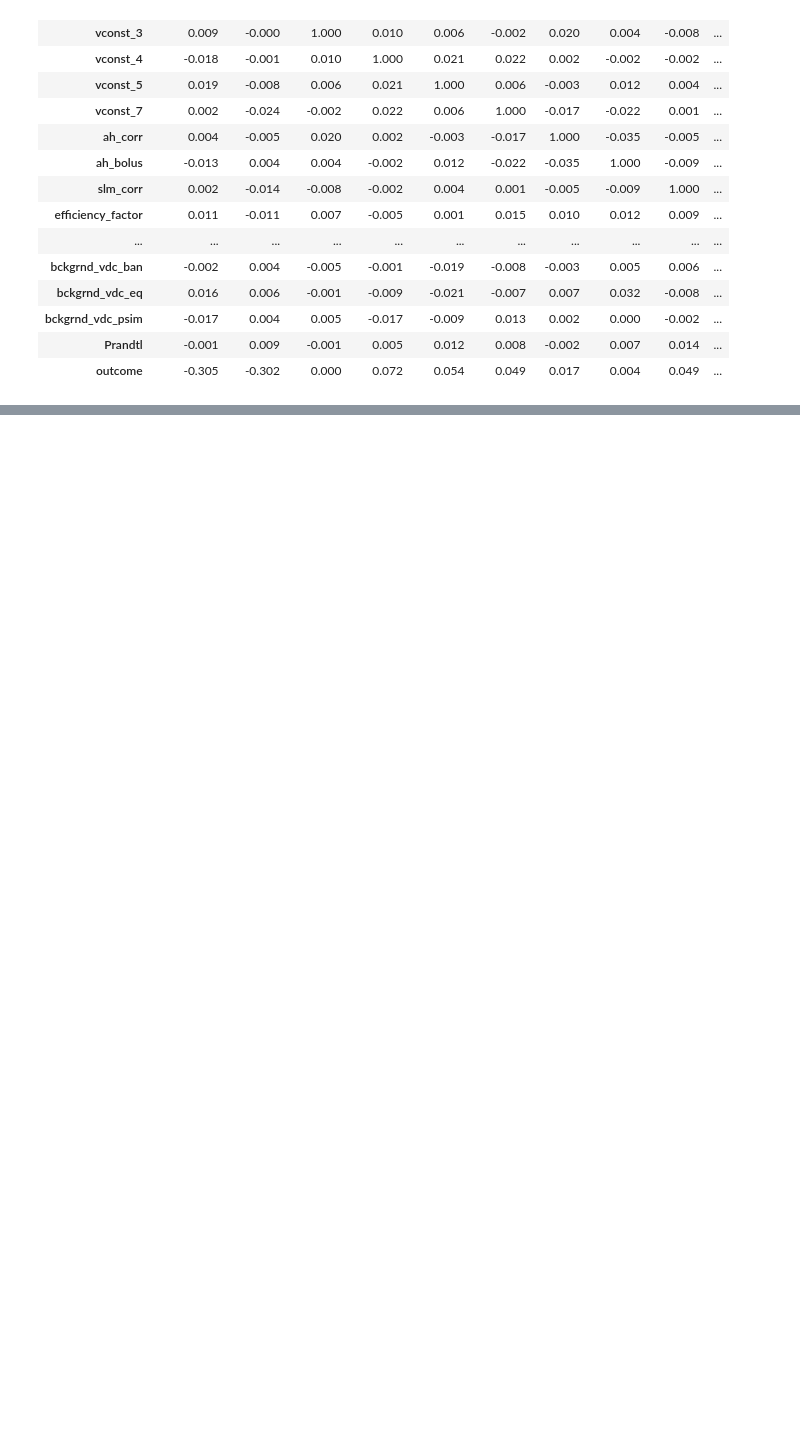
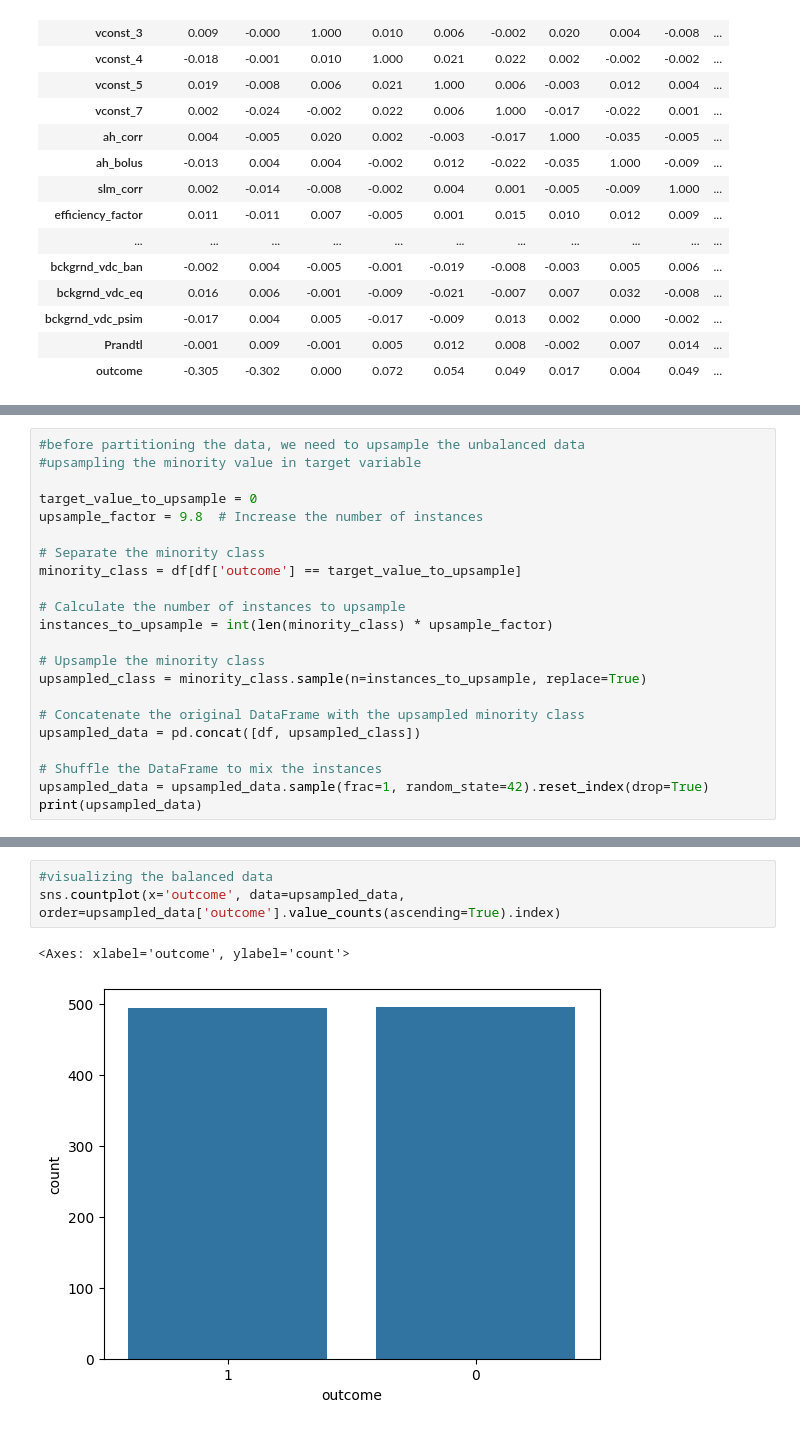
Before and after one commit to caseynv/SVM-project, a Jupyter notebook: SVM_Project.ipynb, the cells around one changed output, grey strips where cells are left out. Saved outputs shown, nothing was run; the diff lists cells and outputs as text; blank space fills up the shorter version.

```diff
--- a/SVM_Project.ipynb
+++ b/SVM_Project.ipynb
@@ -190,0 +225,22 @@ corr.style.background_gradient(cmap='coolwarm').set_precision(3).set_properties(
+# %%
+#before partitioning the data, we need to upsample the unbalanced data
+#upsampling the minority value in target variable
+
+target_value_to_upsample = 0
+upsample_factor = 9.8  # Increase the number of instances
+
+# Separate the minority class
+minority_class = df[df['outcome'] == target_value_to_upsample]
+
+# Calculate the number of instances to upsample
+instances_to_upsample = int(len(minority_class) * upsample_factor)
+
+# Upsample the minority class
+upsampled_class = minority_class.sample(n=instances_to_upsample, replace=True)
+
+# Concatenate the original DataFrame with the upsampled minority class
+upsampled_data = pd.concat([df, upsampled_class])
+
+# Shuffle the DataFrame to mix the instances
+upsampled_data = upsampled_data.sample(frac=1, random_state=42).reset_index(drop=True)
+print(upsampled_data)
@@ -190,0 +265,6 @@ corr.style.background_gradient(cmap='coolwarm').set_precision(3).set_properties(
+# %%
+#visualizing the balanced data
+sns.countplot(x='outcome', data=upsampled_data, order=upsampled_data['outcome'].value_counts(ascending=True).index)
+# %% [output]
+<Axes: xlabel='outcome', ylabel='count'>
+[figure, added]
```
Also changed, not shown: parts of 11 cells of this notebook.
